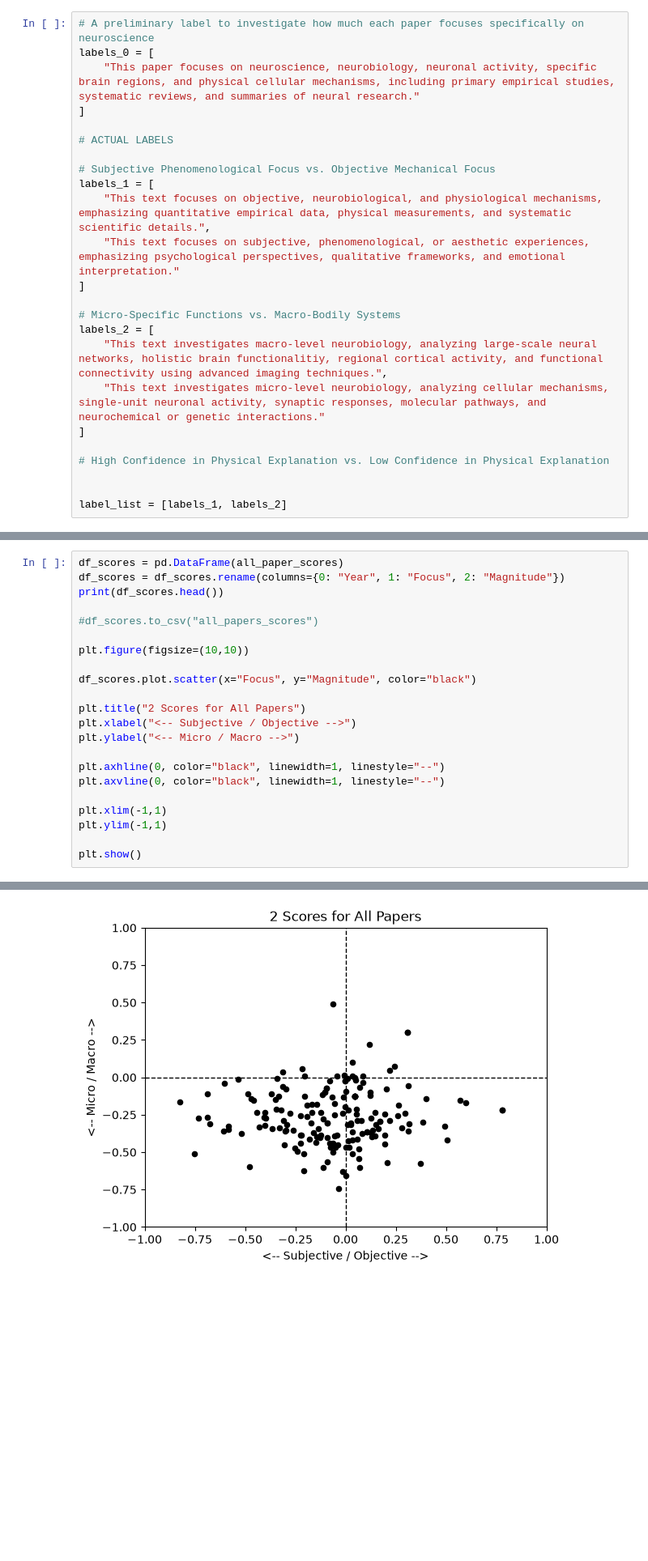
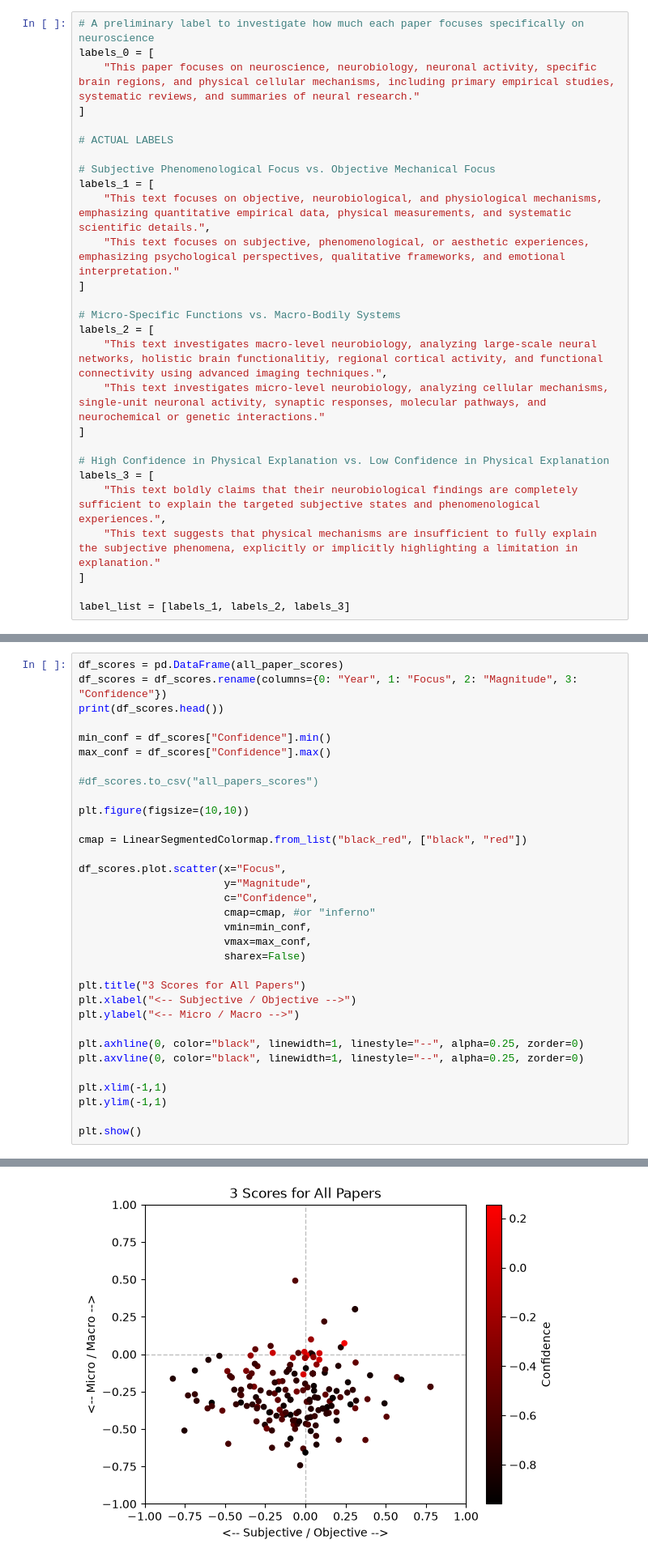
Before and after one commit to evancryan/explanatory-gap, a Jupyter notebook: scorer_model.ipynb, the cells around one changed output, grey strips where cells are left out. Shown at 81% size. Drawn from its saved outputs; the diff is of its cells as text; blank space fills up the shorter version.

Commit message:
9. Third Variable Score from Zero-Shot and Visualizing it Using a Colormap

```diff
--- a/scorer_model.ipynb
+++ b/scorer_model.ipynb
@@ -64,9 +68,12 @@ labels_2 = [
 ]
 
 # High Confidence in Physical Explanation vs. Low Confidence in Physical Explanation
+labels_3 = [
+    "This text boldly claims that their neurobiological findings are completely sufficient to explain the targeted subjective states and phenomenological experiences.",
+    "This text suggests that physical mechanisms are insufficient to fully explain the subjective phenomena, explicitly or implicitly highlighting a limitation in explanation."
+]
 
-
-label_list = [labels_1, labels_2]
+label_list = [labels_1, labels_2, labels_3]
 # %% [markdown]
 ### OPTIONAL - Previewing Zero-Shot's Scoring Mechanism
 # %%
@@ -146,21 +153,32 @@ Starting Zero-Shot evaluation...
 Success! All 174 papers scored
 # %%
 df_scores = pd.DataFrame(all_paper_scores)
-df_scores = df_scores.rename(columns={0: "Year", 1: "Focus", 2: "Magnitude"})
+df_scores = df_scores.rename(columns={0: "Year", 1: "Focus", 2: "Magnitude", 3: "Confidence"})
 print(df_scores.head())
+
+min_conf = df_scores["Confidence"].min()
+max_conf = df_scores["Confidence"].max()
 
 #df_scores.to_csv("all_papers_scores")
 
 plt.figure(figsize=(10,10))
 
-df_scores.plot.scatter(x="Focus", y="Magnitude", color="black")
+cmap = LinearSegmentedColormap.from_list("black_red", ["black", "red"])
 
-plt.title("2 Scores for All Papers")
+df_scores.plot.scatter(x="Focus",
+                       y="Magnitude",
+                       c="Confidence",
+                       cmap=cmap, #or "inferno"
+                       vmin=min_conf,
+                       vmax=max_conf,
+                       sharex=False)
+
+plt.title("3 Scores for All Papers")
 plt.xlabel("<-- Subjective / Objective -->")
 plt.ylabel("<-- Micro / Macro -->")
 
-plt.axhline(0, color="black", linewidth=1, linestyle="--")
-plt.axvline(0, color="black", linewidth=1, linestyle="--")
+plt.axhline(0, color="black", linewidth=1, linestyle="--", alpha=0.25, zorder=0)
+plt.axvline(0, color="black", linewidth=1, linestyle="--", alpha=0.25, zorder=0)
 
 plt.xlim(-1,1)
 plt.ylim(-1,1)
@@ -176,5 +194,5 @@ plt.show()
 <Figure size 1000x1000 with 0 Axes>
-[figure, old version]
+[figure, new version]
 # %% [markdown]
 ### Graphs Throughout the Decades
 # %% [markdown]
```
Also changed, not shown: parts of 5 cells of this notebook, 7 other files.
